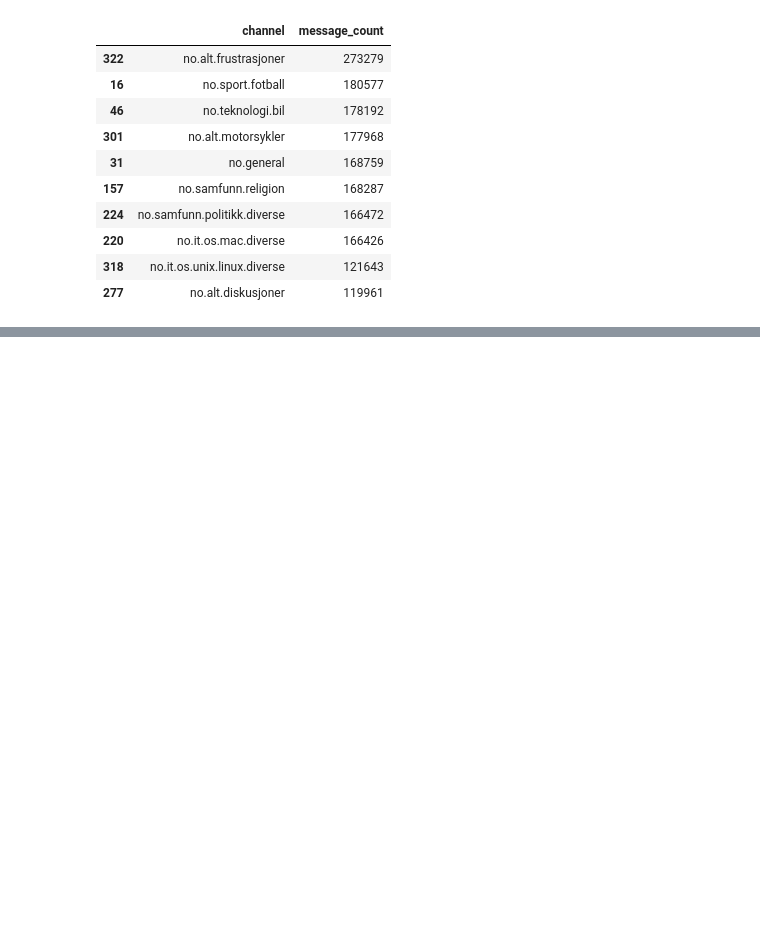
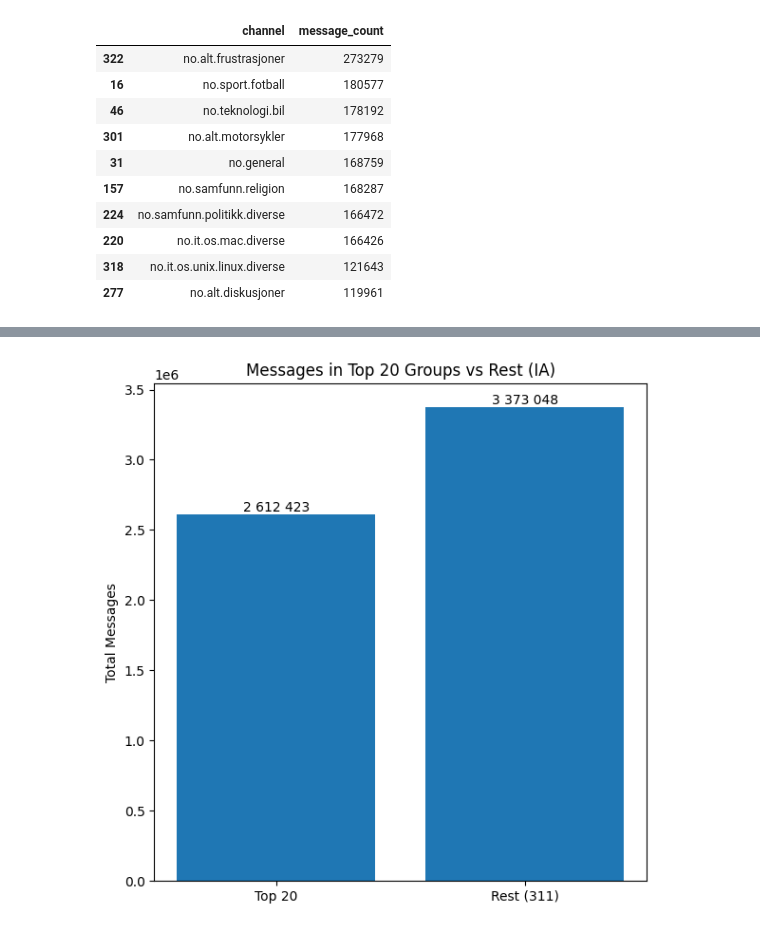
Before and after one commit to NationalLibraryOfNorway/norwegian_usenet, a Jupyter notebook: notebooks/messages_per_group.ipynb, the cells around one changed output, grey strips where cells are left out. Drawn from its saved outputs; the diff is of its cells as text; code cells hidden in the pictures; blank space fills up the shorter version.

```diff
--- a/notebooks/messages_per_group.ipynb
+++ b/notebooks/messages_per_group.ipynb
@@ -7,11 +7,16 @@ import pandas as pd
 import matplotlib.pyplot as plt
 import numpy as np
 # %%
-df = pd.read_csv("../data/messages_per_group.csv")
-df["channel"] = df["channel"].str.replace(".mbox", "", regex=False)
-df = df[df.channel != "Total"]
-df = df.sort_values("message_count", ascending=False)
-df.head(10)
+def load_group_counts(path):
+    df = pd.read_csv(path)
+    df = df[df.channel != "Total"]
+    df["channel"] = df["channel"].str.replace(".mbox", "", regex=False)
+    return df.sort_values("message_count", ascending=False)
+
+
+df_ia = load_group_counts("../data/messages_per_group_ia.csv")
+df_nwa = load_group_counts("../data/messages_per_group_nwa.csv")
+df_ia.head(10)
 # %% [output]
 |  | channel | message_count |
 | 322 | no.alt.frustrasjoner | 273279 |
@@ -36,11 +31,0 @@ Number of messages in top 20 vs rest of groups
-# %%
-top_20 = df.head(20)
-
-fig, ax = plt.subplots(figsize=(12, 8))
-ax.barh(top_20["channel"], top_20["message_count"])
-ax.set_xlabel("Message Count")
-ax.set_ylabel("Newsgroup")
-ax.set_title("Top 20 Newsgroups by Message Count")
-ax.invert_yaxis()
-plt.tight_layout()
-plt.show()
@@ -49,12 +31,0 @@ plt.show()
-# %%
-top_20_sum = df.head(20)["message_count"].sum()
-rest_sum = df.iloc[20:]["message_count"].sum()
-
-fig, ax = plt.subplots(figsize=(6, 6))
-ax.bar(["Top 20", "Rest (311)"], [top_20_sum, rest_sum])
-for i, v in enumerate([top_20_sum, rest_sum]):
-    ax.text(i, v, f"{v:,}".replace(",", " "), ha="center", va="bottom", fontsize=10)
-ax.set_ylabel("Total Messages")
-ax.set_title("Messages in Top 20 Groups vs Rest")
-plt.tight_layout()
-plt.show()
@@ -100,0 +150,4 @@ plt.show()
+# %%
+plot_top_vs_rest(df_ia, "Messages in Top 20 Groups vs Rest (IA)")
+# %% [output]
+[figure, added]
```
Also changed, not shown: parts of 13 cells of this notebook, 28 other files.
